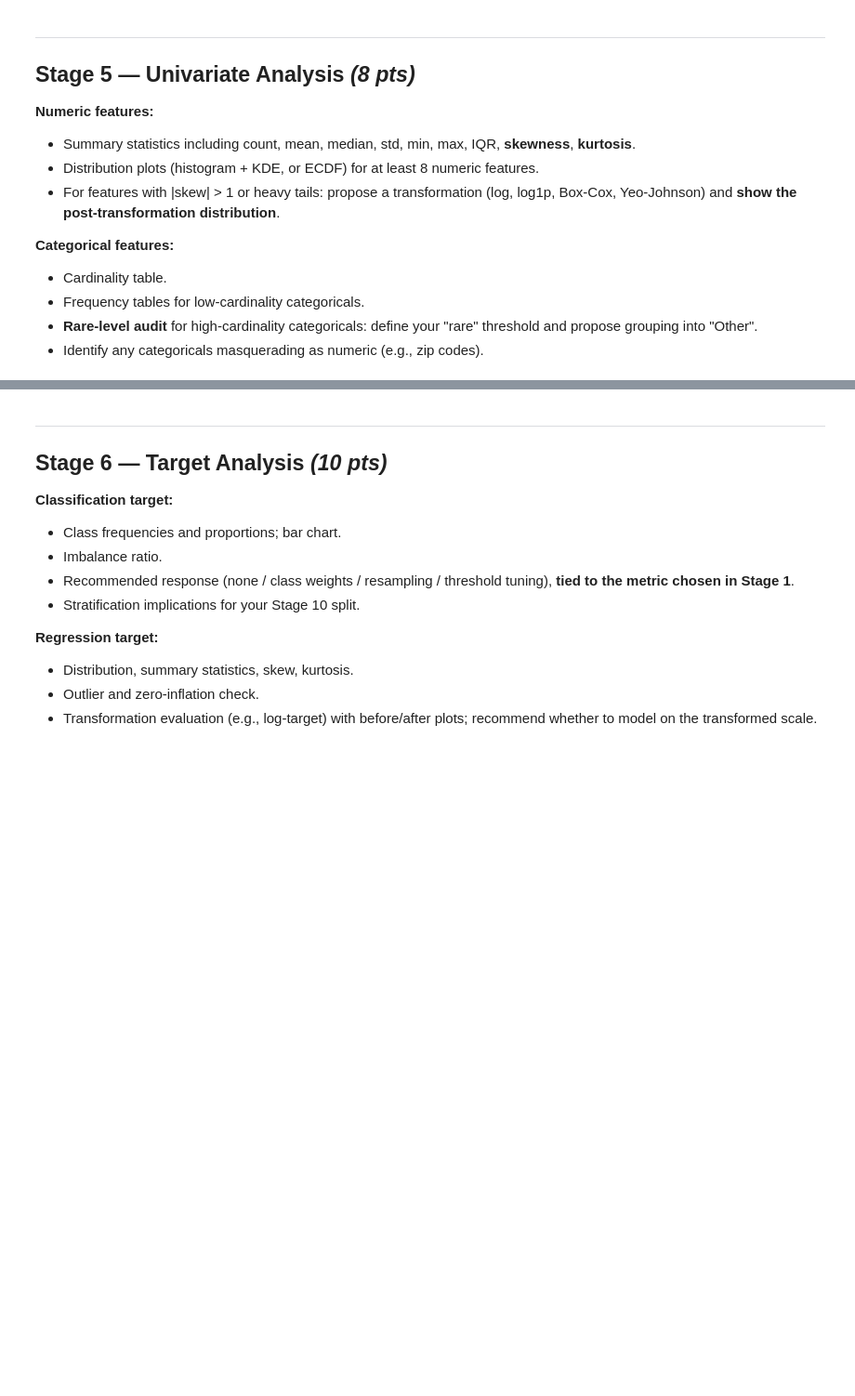
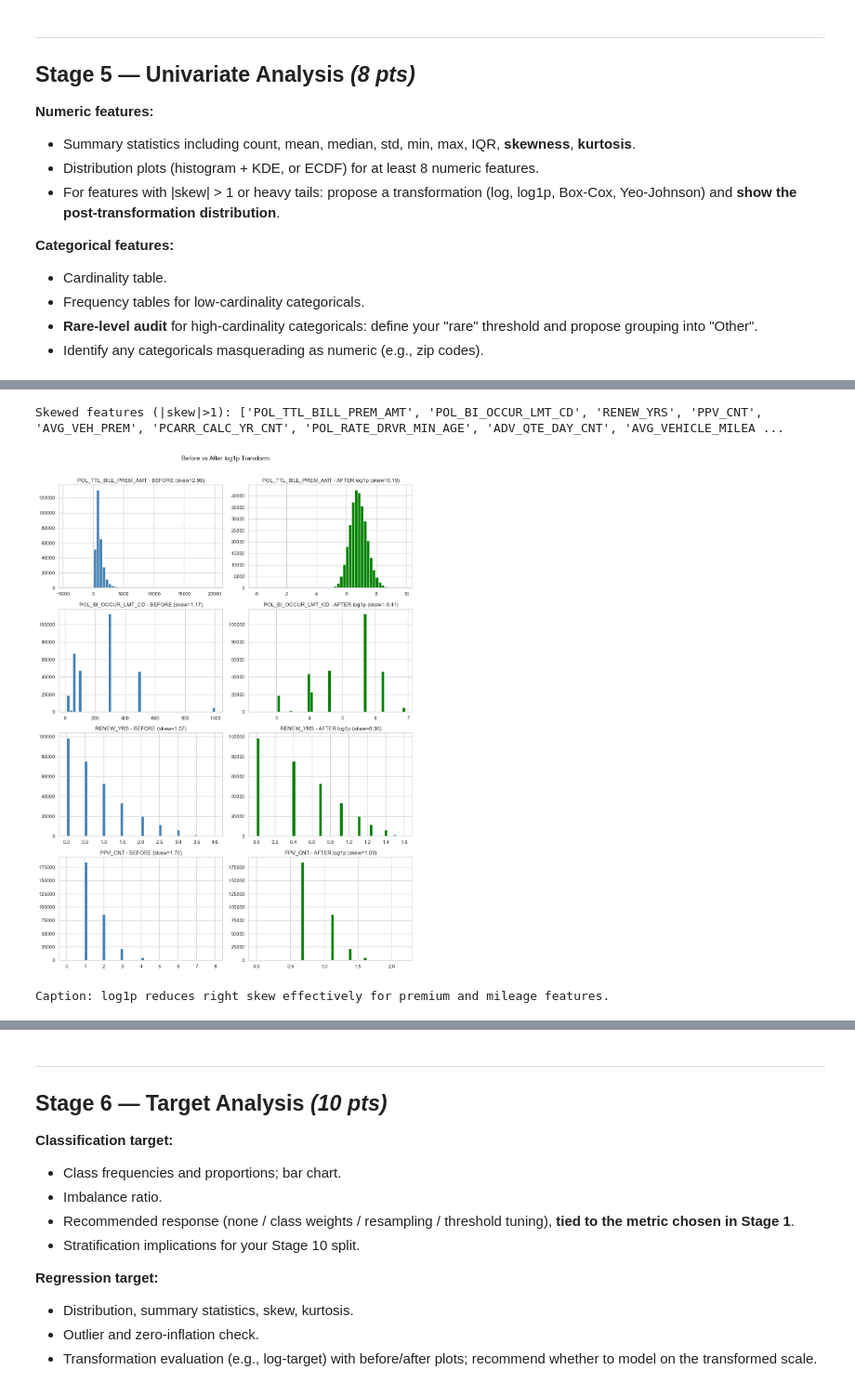
Before and after one commit to mustafaiz-msds/GRAD_5800, a Jupyter notebook: capstone_eda_starter_notebook.ipynb, the cells around one changed output, grey strips where cells are left out. Shown at 93% size. Drawn from its saved outputs; the diff is of its cells as text; code cells hidden in the pictures; blank space fills up the shorter version.

```diff
--- a/capstone_eda_starter_notebook.ipynb
+++ b/capstone_eda_starter_notebook.ipynb
@@ -615,0 +604,15 @@ pd.DataFrame(results).sort_values("Cramér's V", ascending=False)
+# %%
+# Numeric: summary stats including skew & kurtosis
+num_cols = ['POL_TTL_BILL_PREM_AMT', 'RISK_GRP', 'AARP_MEMB_YR_CNT', 'POL_BI_OCCUR_LMT_CD',
+            'RENEW_YRS', 'PPV_CNT', 'AVG_VEH_PREM', 'PCARR_YR_CNT', 'PCARR_CALC_YR_CNT',
+            'POL_RATE_DRVR_MIN_AGE', 'POL_RATE_DRVR_MAX_AGE', 'ADV_QTE_DAY_CNT',
+            'AVG_VEHICLE_MILEAGE', 'PLCY_AVG_CAR_BASE_PRICE']
+
+stats_df = df[num_cols].describe().T
+stats_df['IQR']      = stats_df['75%'] - stats_df['25%']
+stats_df['skew']     = df[num_cols].skew()
+stats_df['kurtosis'] = df[num_cols].kurtosis()
+stats_df['cv']       = stats_df['std'] / stats_df['mean']
+
+stats_df.style.format('{:.2f}').background_gradient(
+    subset=['skew'], cmap='RdYlGn_r', vmin=-2, vmax=4)
@@ -615,0 +669,24 @@ pd.DataFrame(results).sort_values("Cramér's V", ascending=False)
+# %%
+# --- Transformation: log1p for skewed features ---
+skewed = stats_df[stats_df['skew'].abs() > 1].index.tolist()
+print("Skewed features (|skew|>1):", skewed)
+
+n = min(len(skewed), 4)
+fig, axes = plt.subplots(n, 2, figsize=(12, 4*n))
+for i in range(n):
+    col = skewed[i]
+    data = df[col].dropna()
+    axes[i][0].hist(data, bins=50, color='steelblue', edgecolor='white')
+    axes[i][0].set_title(f'{col} - BEFORE (skew={data.skew():.2f})')
+    transformed = np.log1p(data.clip(lower=0))
+    axes[i][1].hist(transformed, bins=50, color='green', edgecolor='white')
+    axes[i][1].set_title(f'{col} - AFTER log1p (skew={transformed.skew():.2f})')
+
+plt.suptitle('Before vs After log1p Transform', fontsize=14, y=1.01)
+plt.tight_layout()
+plt.show()
+print("Caption: log1p reduces right skew effectively for premium and mileage features.")
+# %% [output]
+Skewed features (|skew|>1): ['POL_TTL_BILL_PREM_AMT', 'POL_BI_OCCUR_LMT_CD', 'RENEW_YRS', 'PPV_CNT', 'AVG_VEH_PREM', 'PCARR_CALC_YR_CNT', 'POL_RATE_DRVR_MIN_AGE', 'ADV_QTE_DAY_CNT', 'AVG_VEHICLE_MILEA ...
+[figure, added]
+Caption: log1p reduces right skew effectively for premium and mileage features.
```
Also changed, not shown: parts of 9 cells of this notebook.
